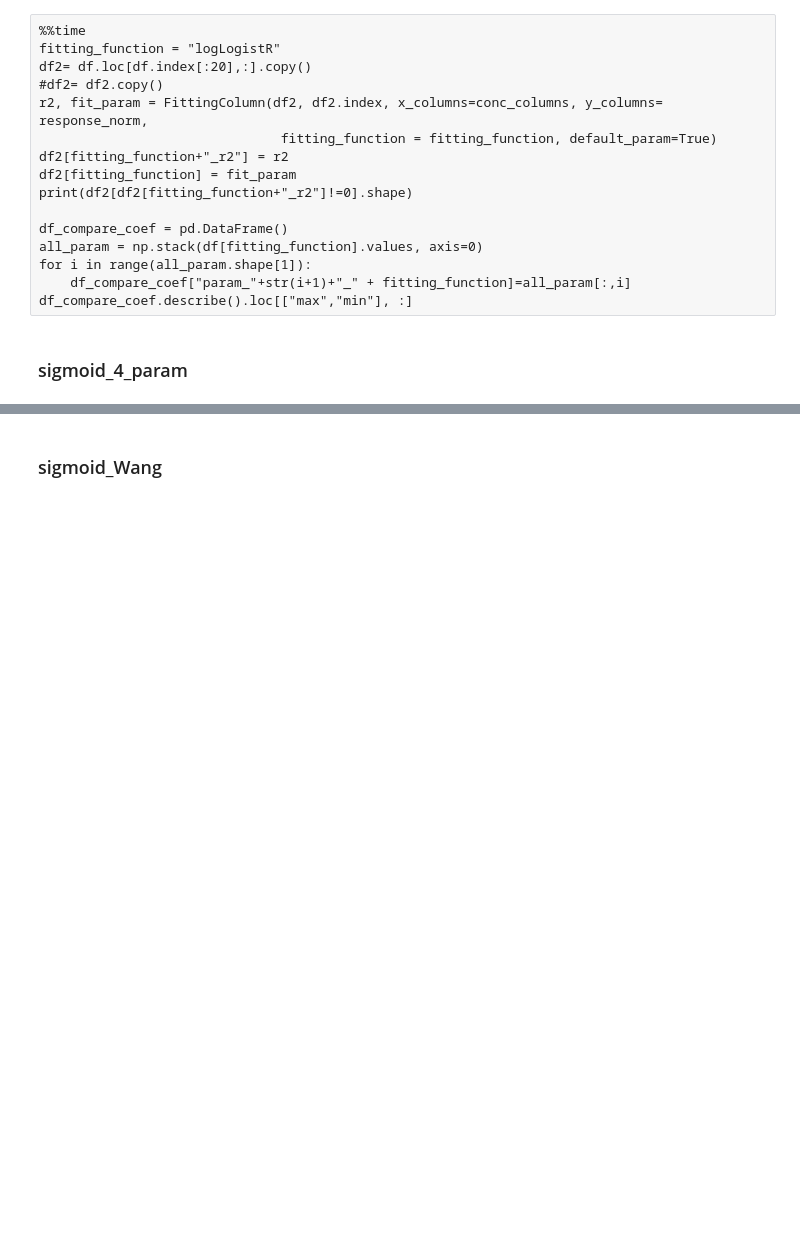
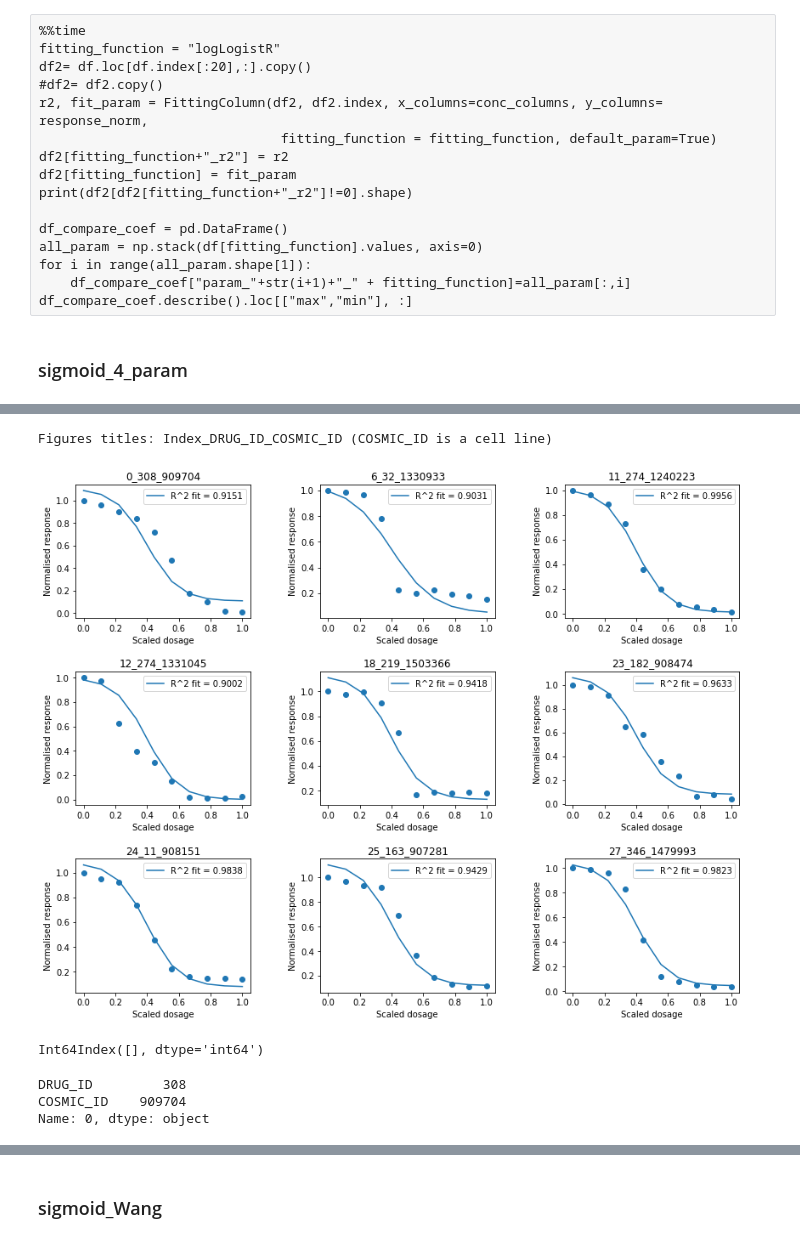
Before and after one commit to redskull37/DrugProfiles, a Jupyter notebook: short_notebooks/022_Fitting_drug_curves_with_bounds_for_coefficients.ipynb, the cells around one changed output, grey strips where cells are left out. Cells and saved outputs as stored; diff of their text form; code cells hidden in the pictures; blank space fills up the shorter version.

```diff
--- a/short_notebooks/022_Fitting_drug_curves_with_bounds_for_coefficients.ipynb
+++ b/short_notebooks/022_Fitting_drug_curves_with_bounds_for_coefficients.ipynb
@@ -429,0 +438,21 @@ Wall time: 1min 5s
+# %%
+df2=df[df[fitting_function+"_r2"]>0.9].copy()
+
+
+ShowResponseCurvesWithFitting(df2, plots_in_row=3, plots_in_column=3, x_columns=conc_columns, y_columns = response_norm,
+                        indexes=df2.index[:9],fitting_function = fitting_function,
+                                  fitting_parameters =fitting_function)
+# %% [output]
+Figures titles: Index_DRUG_ID_COSMIC_ID (COSMIC_ID is a cell line)
+[figure, added]
+# %%
+ind = df[(df["DRUG_ID"]==308)& (df["COSMIC_ID"]==909704)].index
+ind
+# %% [output]
+Int64Index([], dtype='int64')
+# %%
+df.loc[0, ["DRUG_ID", "COSMIC_ID"]]
+# %% [output]
+DRUG_ID         308
+COSMIC_ID    909704
+Name: 0, dtype: object
```
Also changed, not shown: parts of 8 cells of this notebook, 21 other files.
